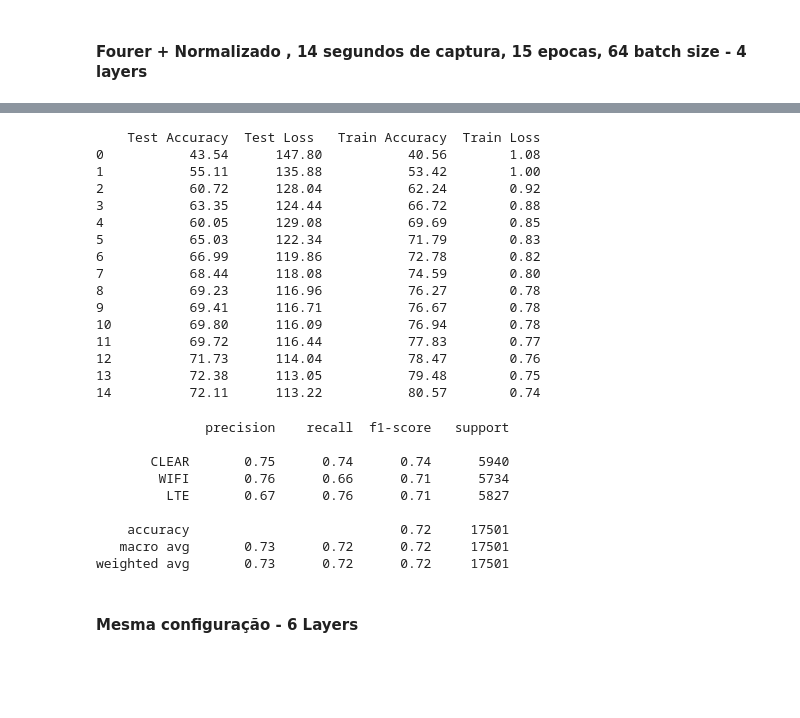
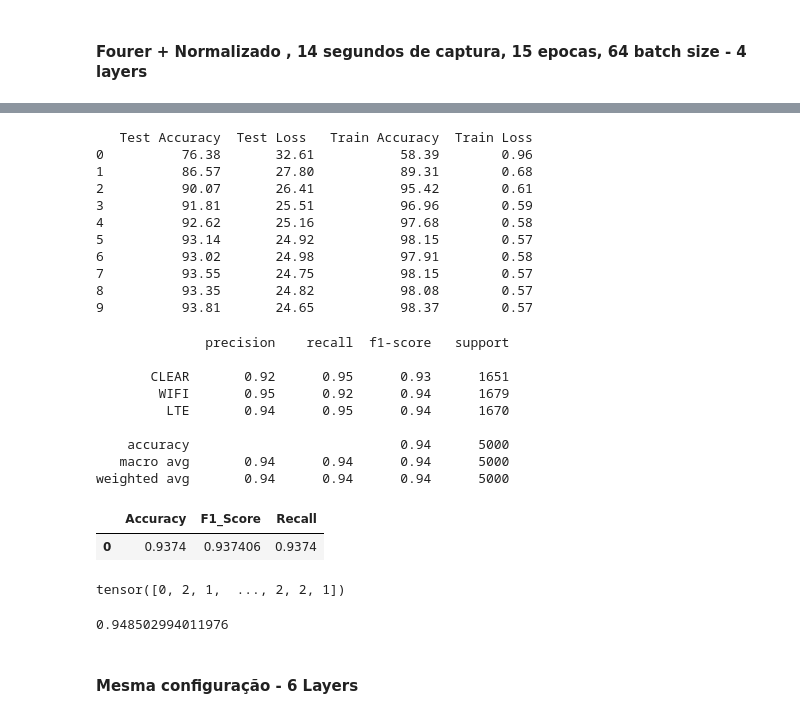
Before and after one commit to JanathanPlanas/Deep-learning-AICT, a Jupyter notebook: Cnn-Pytorch/cnn.ipynb, the cells around one changed output, grey strips where cells are left out. Saved outputs shown, nothing was run; the diff lists cells and outputs as text; code cells hidden in the pictures; blank space fills up the shorter version.

Commit message:
Using-TensorBoard-Deploymodels

```diff
--- a/Cnn-Pytorch/cnn.ipynb
+++ b/Cnn-Pytorch/cnn.ipynb
@@ -12,9 +12,9 @@ import warnings
 warnings.filterwarnings('ignore')
 # %%
 %%time
-data = DATA_1M(seconds=32,columns=2000, jump_time =2, n_jumps=3)
+data = DATA_1M(seconds=4,columns=2000, jump_time =2, n_jumps=3)
 data_fourier = data(Fourier=True, Normalizing= True)
-Torch = NeuralNetCNN(columns= data_fourier.shape[1] -1)
+Torch = NeuralNetCNN(columns= data_fourier.shape[1] -1,conv_blocks =1,groupblocks=1)
 
 data.Spliting(data= data_fourier, random_state= 30, test_size = 0.25, shuffle = True, inplace= False)
 # 14 segundos ,  (70002, 2001)
@@ -39,3 +60,3 @@ Wall time: 6min 1s
 # %%
-train_dataloader , test_dataloader = data.DataLoaders(batch_size=128, inplace=True)
+train_dataloader , test_dataloader = data.DataLoaders(batch_size=64, inplace=True)
 # %% [output]
@@ -56,7 +77,7 @@ data_loader_test = test_dataloader,
         optimizer=Torch.optimizer,
         accuracy_fn=accuracy_fn,
         device=Torch.device,
-        epochs = 15)
+        epochs = 10)
 # %% [output]
 Training on cpu
  Epoch: 0
@@ -106,22 +127,17 @@ Train loss: 0.77959 | Train accuracy: 76.94%
 # %%
 print(Torch(test= True, train= True))
 # %% [output]
-    Test Accuracy  Test Loss   Train Accuracy  Train Loss
-0           43.54      147.80           40.56        1.08
-1           55.11      135.88           53.42        1.00
-2           60.72      128.04           62.24        0.92
-3           63.35      124.44           66.72        0.88
-4           60.05      129.08           69.69        0.85
-5           65.03      122.34           71.79        0.83
-6           66.99      119.86           72.78        0.82
-7           68.44      118.08           74.59        0.80
-8           69.23      116.96           76.27        0.78
-9           69.41      116.71           76.67        0.78
-10          69.80      116.09           76.94        0.78
-11          69.72      116.44           77.83        0.77
-12          71.73      114.04           78.47        0.76
-13          72.38      113.05           79.48        0.75
-14          72.11      113.22           80.57        0.74
+   Test Accuracy  Test Loss   Train Accuracy  Train Loss
+0          76.38       32.61           58.39        0.96
+1          86.57       27.80           89.31        0.68
+2          90.07       26.41           95.42        0.61
+3          91.81       25.51           96.96        0.59
+4          92.62       25.16           97.68        0.58
+5          93.14       24.92           98.15        0.57
+6          93.02       24.98           97.91        0.58
+7          93.55       24.75           98.15        0.57
+8          93.35       24.82           98.08        0.57
+9          93.81       24.65           98.37        0.57
 # %%
 class_names = ['CLEAR','WIFI','LTE']
 
@@ -129,13 +145,33 @@ print(classification_report(data.y_test, Torch.Making_Predictions(model = Torch.
 # %% [output]
               precision    recall  f1-score   support
 
-       CLEAR       0.75      0.74      0.74      5940
-        WIFI       0.76      0.66      0.71      5734
-         LTE       0.67      0.76      0.71      5827
+       CLEAR       0.92      0.95      0.93      1651
+        WIFI       0.95      0.92      0.94      1679
+         LTE       0.94      0.95      0.94      1670
 
-    accuracy                           0.72     17501
-   macro avg       0.73      0.72      0.72     17501
-weighted avg       0.73      0.72      0.72     17501
+    accuracy                           0.94      5000
+   macro avg       0.94      0.94      0.94      5000
+weighted avg       0.94      0.94      0.94      5000
+# %%
+import pandas as pd
+torch_pred = Torch.Making_Predictions(model = Torch.Cnn, data_loader= test_dataloader)
+metrics = {'Accuracy':accuracy_score(data.y_test,torch_pred),'F1_Score':f1_score(data.y_test,torch_pred,average="weighted"),
+          'Recall':recall_score(data.y_test,torch_pred,average="weighted")}
+#THE ACCURACY TELL US HOW GOOD FIT THE MODEL WAS
+
+pd.DataFrame([metrics])
+# %% [output]
+|  | Accuracy | F1_Score | Recall |
+| 0 | 0.9374 | 0.937406 | 0.9374 |
+# %%
+torch_pred
+# %% [output]
+tensor([0, 2, 1,  ..., 2, 2, 1])
+# %%
+import numpy as np
+recall_score(data.y_test,torch_pred, average="weighted",labels=np.array([2]))
+# %% [output]
+0.948502994011976
 # %% [markdown]
 #### Mesma configuração - 6 Layers
 # %%
```
Also changed, not shown: parts of 6 cells of this notebook, 4 other files.
